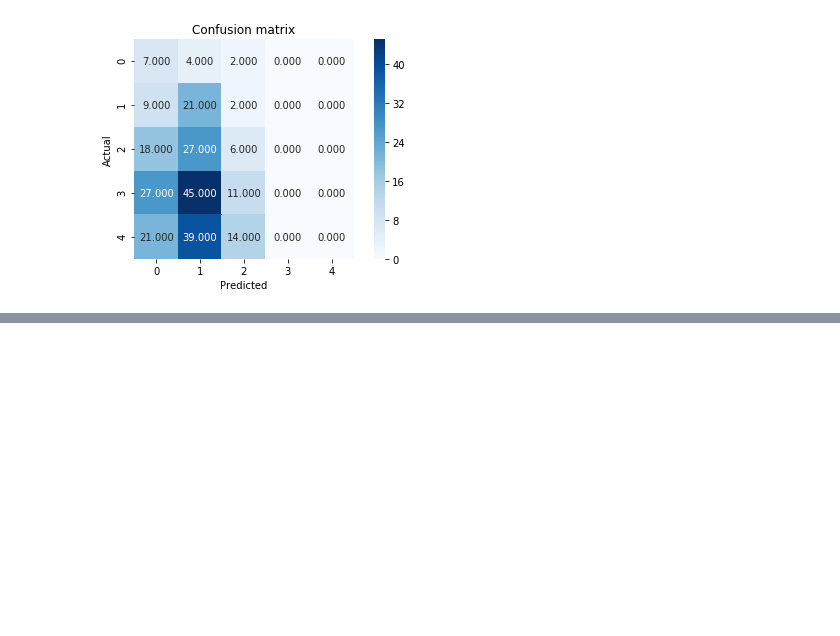
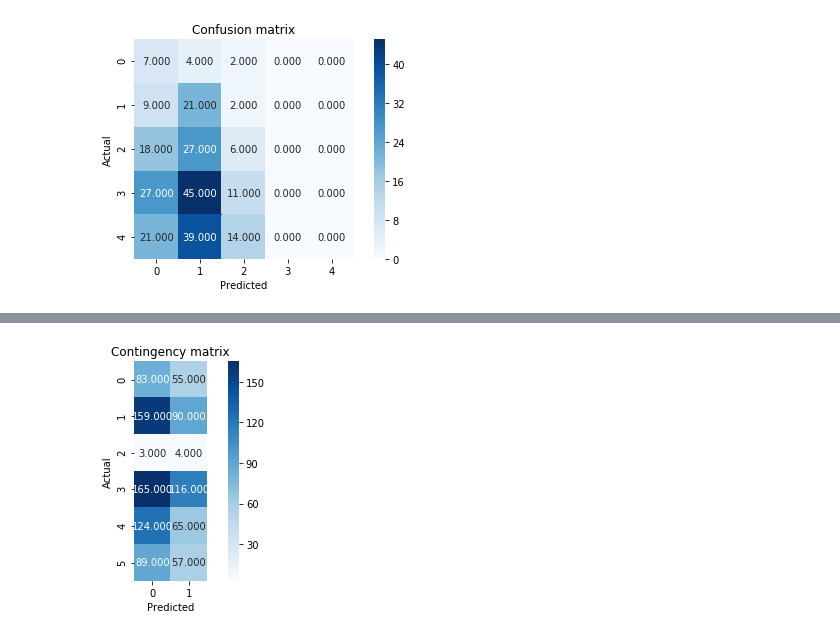
Before and after one commit to vkumar33/Data-Science, a Jupyter notebook: Final Project.ipynb, the cells around one changed output, grey strips where cells are left out. Saved outputs shown, nothing was run; the diff lists cells and outputs as text; code cells hidden in the pictures; blank space fills up the shorter version.

```diff
--- a/Final Project.ipynb
+++ b/Final Project.ipynb
@@ -557,0 +614,9 @@ for f in y_feature:
+# %%
+cont_matrix = metrics.cluster.contingency_matrix(data['Classical music'], data['clusters'])
+sns.heatmap(cont_matrix, annot = True, fmt = ".3f", square = True, cmap = plt.cm.Blues)
+plt.ylabel('Actual')
+plt.xlabel('Predicted')
+plt.title('Contingency matrix')
+plt.tight_layout()
+# %% [output]
+[figure, added]
```
Also changed, not shown: parts of 11 cells of this notebook.
